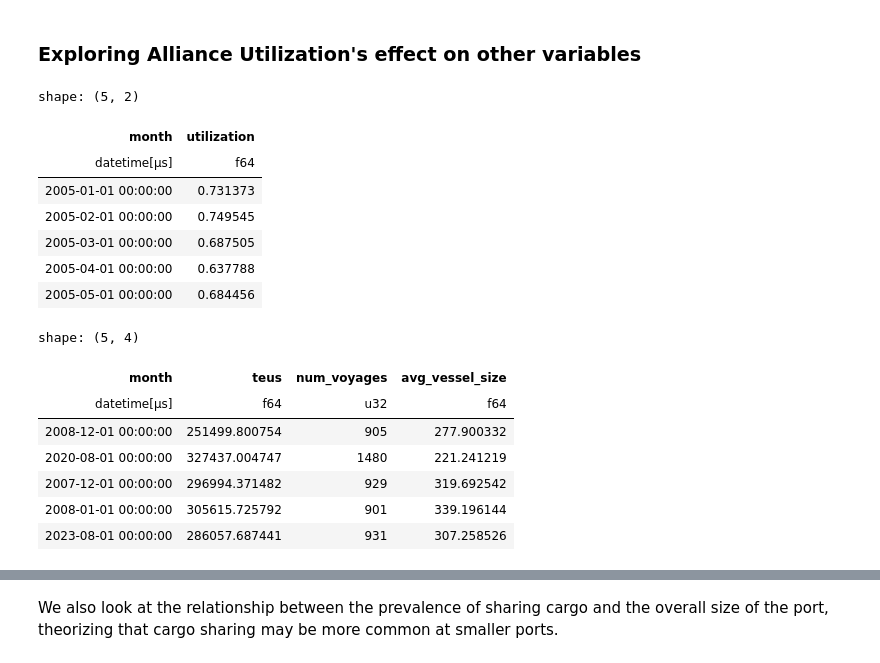
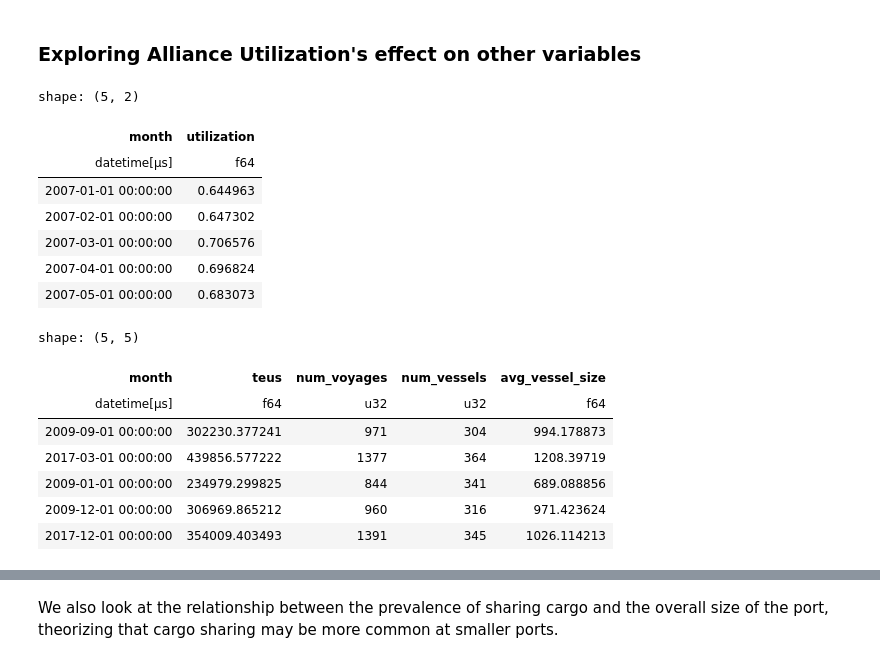
Before and after one commit to epistemetrica/Ocean-Carrier-Alliances-Project, a Jupyter notebook: oca_analyze_pnrec.ipynb, the cells around one changed output, grey strips where cells are left out. Cells and saved outputs as stored; diff of their text form; code cells hidden in the pictures.

```diff
--- a/oca_analyze_pnrec.ipynb
+++ b/oca_analyze_pnrec.ipynb
@@ -13,7 +13,7 @@ import numpy as np
 import polars as pl #v0.20.18
 import plotly_express as px #v0.4.1
 import plotly.graph_objects as go
-import datetime as dt
+from datetime import datetime
 import statsmodels.api as sm
 import scipy
 import matplotlib.pyplot as plt
@@ -57,6 +57,8 @@ exports_lf = (
         'vessel_lane_pair',
         'date_departure'
     )
+    #drop 2005-06
+    .filter(~pl.col('year').is_in([2005,2006]))
 )
 imports_lf = (
     imports_lf.select(
@@ -816,35 +831,36 @@ utilization_df.head()
 shape: (5, 2)
 | month | utilization |
 | datetime[μs] | f64 |
-| 2005-01-01 00:00:00 | 0.731373 |
-| 2005-02-01 00:00:00 | 0.749545 |
-| 2005-03-01 00:00:00 | 0.687505 |
-| 2005-04-01 00:00:00 | 0.637788 |
-| 2005-05-01 00:00:00 | 0.684456 |
+| 2007-01-01 00:00:00 | 0.644963 |
+| 2007-02-01 00:00:00 | 0.647302 |
+| 2007-03-01 00:00:00 | 0.706576 |
+| 2007-04-01 00:00:00 | 0.696824 |
+| 2007-05-01 00:00:00 | 0.683073 |
 # %%
 monthly_df = (
     exports_lf
     .group_by('month')
     .agg(
         pl.col('teus').sum(),
-        pl.col('date_departure').n_unique().alias('num_voyages')
+        pl.col('date_departure').n_unique().alias('num_voyages'),
+        pl.col('vessel_id').n_unique().alias('num_vessels')
     )
     .with_columns(
-        (pl.col('teus')/pl.col('num_voyages')).alias('avg_vessel_size'),
+        (pl.col('teus')/pl.col('num_vessels')).alias('avg_vessel_size'),
         pl.col('month').str.to_datetime('%Y%m')
     )
     .collect()
 )
 monthly_df.head()
 # %% [output]
-shape: (5, 4)
+shape: (5, 5)
-| month | teus | num_voyages | avg_vessel_size |
-| datetime[μs] | f64 | u32 | f64 |
-| 2008-12-01 00:00:00 | 251499.800754 | 905 | 277.900332 |
-| 2020-08-01 00:00:00 | 327437.004747 | 1480 | 221.241219 |
-| 2007-12-01 00:00:00 | 296994.371482 | 929 | 319.692542 |
-| 2008-01-01 00:00:00 | 305615.725792 | 901 | 339.196144 |
-| 2023-08-01 00:00:00 | 286057.687441 | 931 | 307.258526 |
+| month | teus | num_voyages | num_vessels | avg_vessel_size |
+| datetime[μs] | f64 | u32 | u32 | f64 |
+| 2009-09-01 00:00:00 | 302230.377241 | 971 | 304 | 994.178873 |
+| 2017-03-01 00:00:00 | 439856.577222 | 1377 | 364 | 1208.39719 |
+| 2009-01-01 00:00:00 | 234979.299825 | 844 | 341 | 689.088856 |
+| 2009-12-01 00:00:00 | 306969.865212 | 960 | 316 | 971.423624 |
+| 2017-12-01 00:00:00 | 354009.403493 | 1391 | 345 | 1026.114213 |
 # %%
 monthly_df = (
     monthly_df.join(utilization_df, on='month')
```
Also changed, not shown: parts of 25 cells of this notebook, 10 other files.
